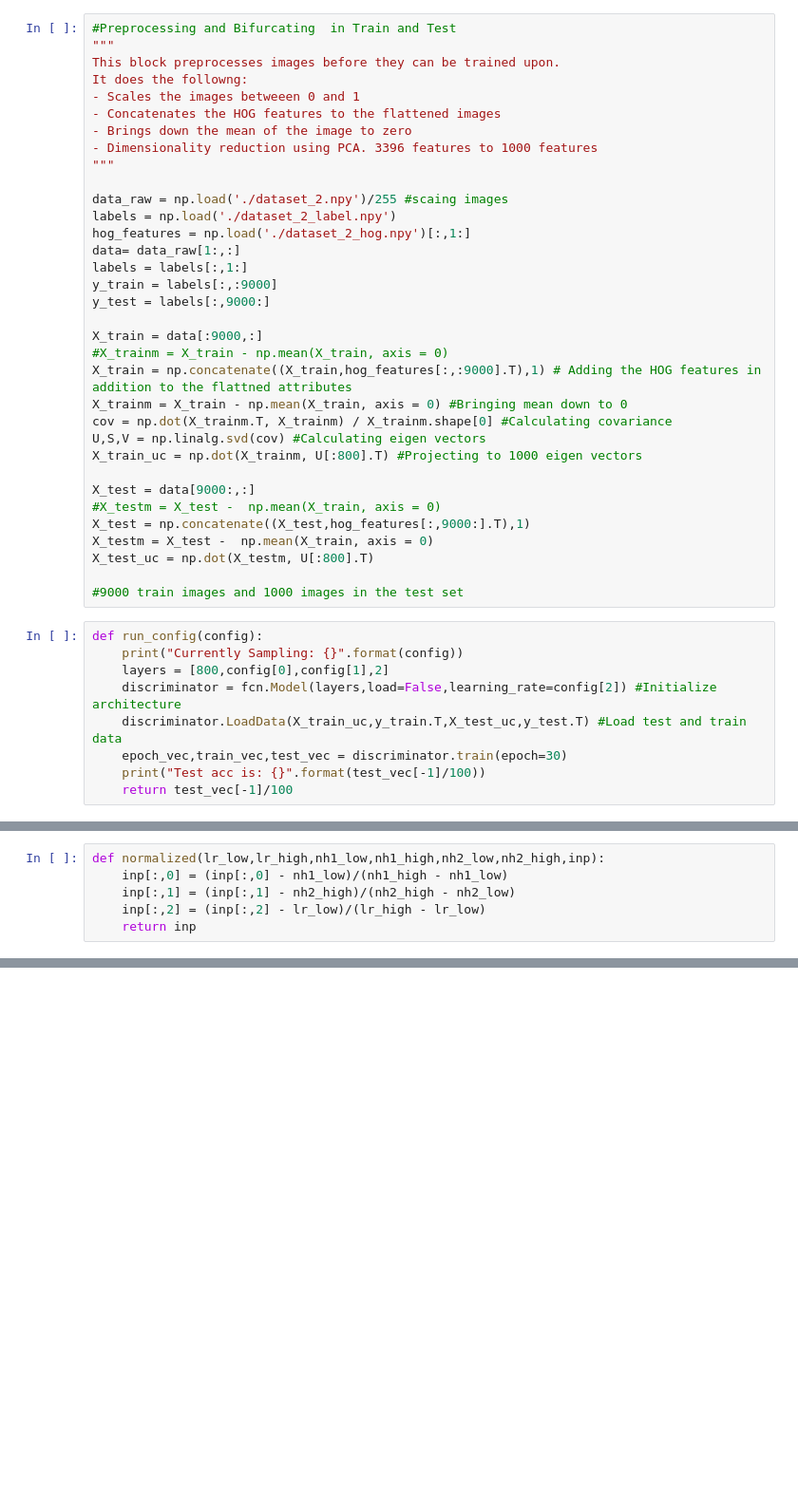
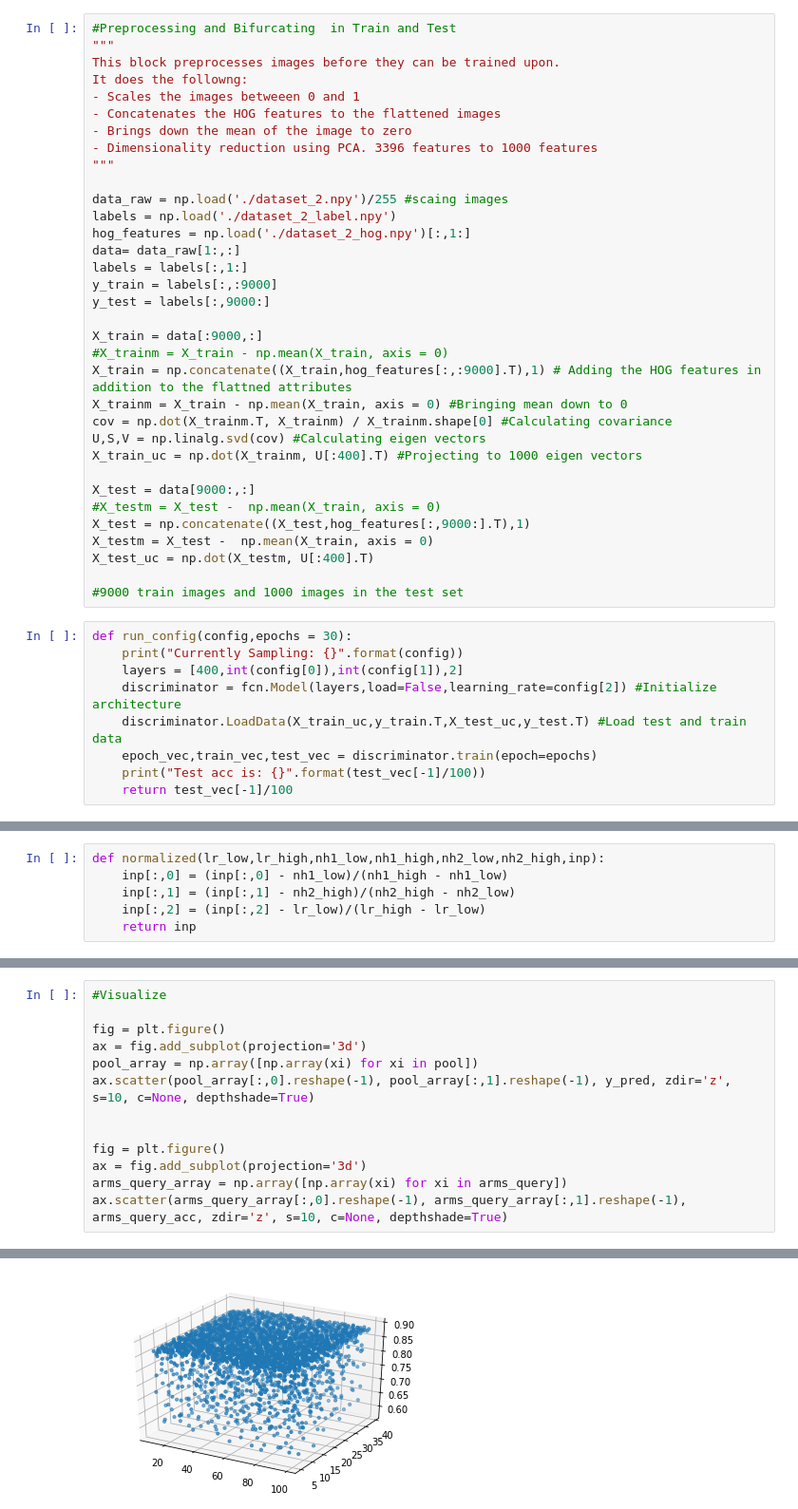
Before and after one commit to glitchinthematrix/MAB-Hyperparameter-Tuning, a Jupyter notebook: MAB_hyperparameter_tuning.ipynb, the cells around one changed output, grey strips where cells are left out. Shown: that part at 95% size. Cells and saved outputs as stored; diff of their text form; blank space fills up the shorter version.

```diff
--- a/MAB_hyperparameter_tuning.ipynb
+++ b/MAB_hyperparameter_tuning.ipynb
@@ -39,22 +39,22 @@ X_train = np.concatenate((X_train,hog_features[:,:9000].T),1) # Adding the HOG f
 X_trainm = X_train - np.mean(X_train, axis = 0) #Bringing mean down to 0
 cov = np.dot(X_trainm.T, X_trainm) / X_trainm.shape[0] #Calculating covariance
 U,S,V = np.linalg.svd(cov) #Calculating eigen vectors
-X_train_uc = np.dot(X_trainm, U[:800].T) #Projecting to 1000 eigen vectors
+X_train_uc = np.dot(X_trainm, U[:400].T) #Projecting to 1000 eigen vectors
 
 X_test = data[9000:,:]
 #X_testm = X_test -  np.mean(X_train, axis = 0)
 X_test = np.concatenate((X_test,hog_features[:,9000:].T),1)
 X_testm = X_test -  np.mean(X_train, axis = 0)
-X_test_uc = np.dot(X_testm, U[:800].T)
+X_test_uc = np.dot(X_testm, U[:400].T)
 
 #9000 train images and 1000 images in the test set
 # %%
-def run_config(config):
+def run_config(config,epochs = 30):
     print("Currently Sampling: {}".format(config))
-    layers = [800,config[0],config[1],2]
+    layers = [400,int(config[0]),int(config[1]),2]
     discriminator = fcn.Model(layers,load=False,learning_rate=config[2]) #Initialize architecture
     discriminator.LoadData(X_train_uc,y_train.T,X_test_uc,y_test.T) #Load test and train data
-    epoch_vec,train_vec,test_vec = discriminator.train(epoch=30)
+    epoch_vec,train_vec,test_vec = discriminator.train(epoch=epochs)
     print("Test acc is: {}".format(test_vec[-1]/100))
     return test_vec[-1]/100
 # %%
@@ -200,0 +241,14 @@ Test acc is: 0.7189999999999999
+# %%
+#Visualize
+
+fig = plt.figure()
+ax = fig.add_subplot(projection='3d')
+pool_array = np.array([np.array(xi) for xi in pool])
+ax.scatter(pool_array[:,0].reshape(-1), pool_array[:,1].reshape(-1), y_pred, zdir='z', s=10, c=None, depthshade=True)
+
+
+fig = plt.figure()
+ax = fig.add_subplot(projection='3d')
+arms_query_array = np.array([np.array(xi) for xi in arms_query])
+ax.scatter(arms_query_array[:,0].reshape(-1), arms_query_array[:,1].reshape(-1), arms_query_acc, zdir='z', s=10, c=None, depthshade=True)
+# %% [output]
@@ -200,0 +256 @@ Test acc is: 0.7189999999999999
+[figure, added]
```
Also changed, not shown: parts of 19 cells of this notebook, 1 other file.
